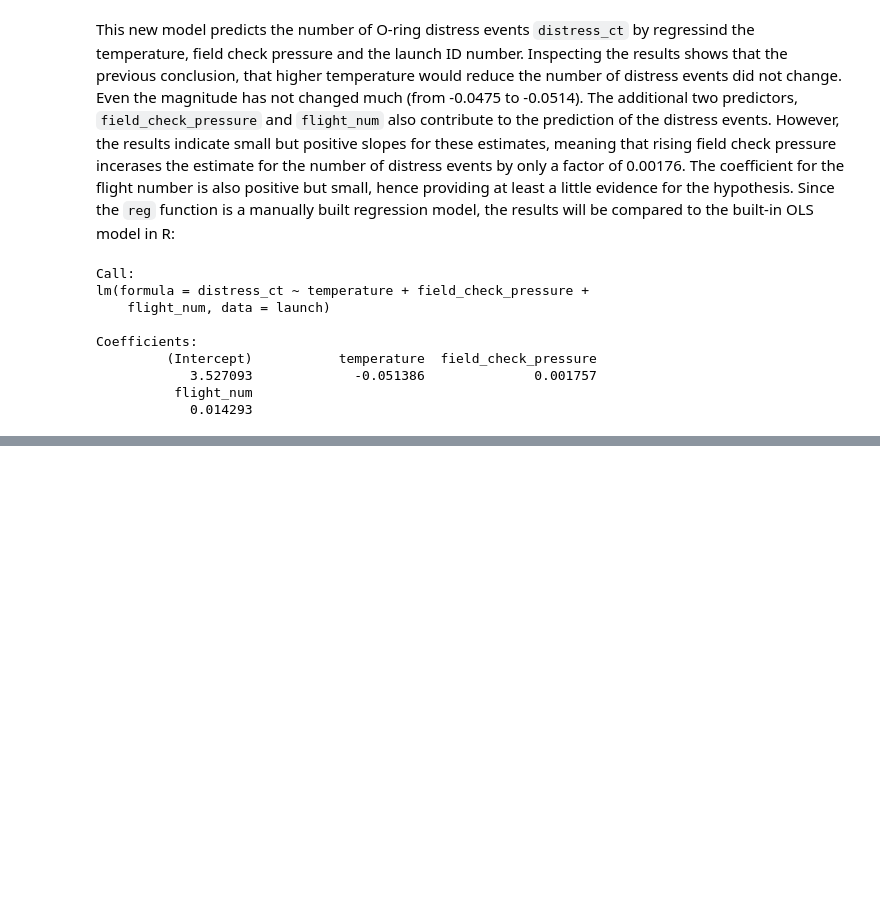
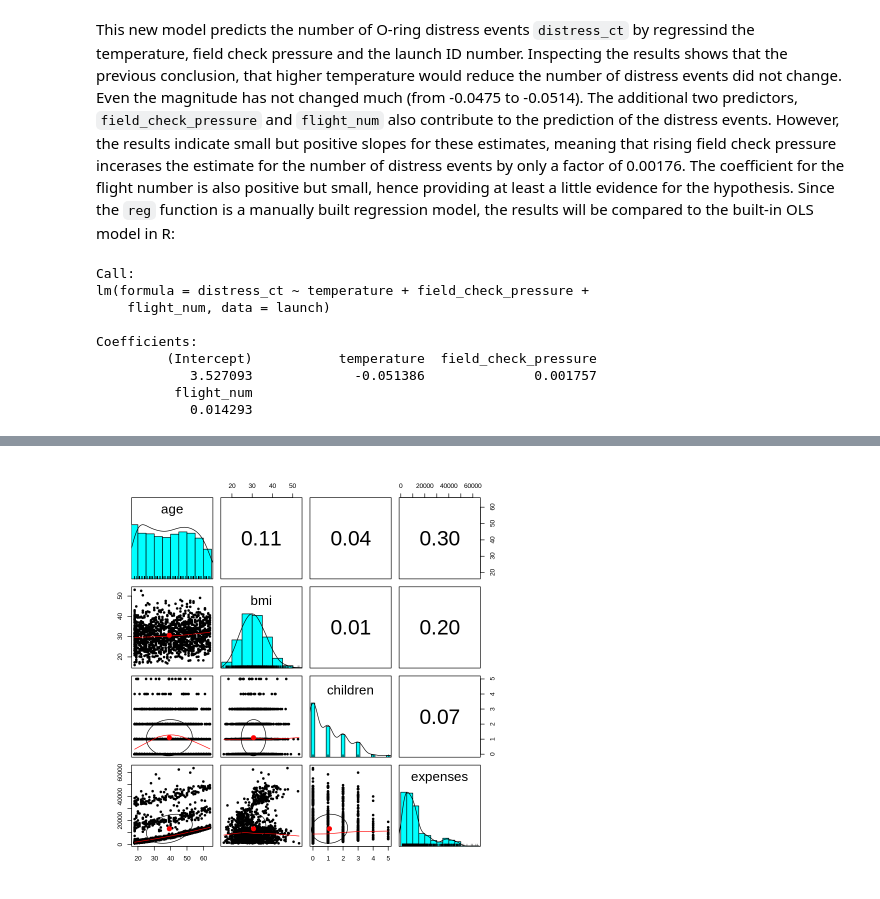
Before and after one commit to tanasrad/Machine_Learning_with_R, a Jupyter notebook: Chapter_6_R.ipynb, the cells around one changed output, grey strips where cells are left out. Saved outputs shown, nothing was run; the diff lists cells and outputs as text; code cells hidden in the pictures; blank space fills up the shorter version.

```diff
--- a/Chapter_6_R.ipynb
+++ b/Chapter_6_R.ipynb
@@ -282,0 +385,5 @@ asdf
+# %%
+# create a more informative scatterplot matrix
+pairs.panels(insurance[c("age", "bmi", "children", "expenses")])
+# %% [output]
+[figure, added]
```
Also changed, not shown: parts of 32 cells of this notebook.
